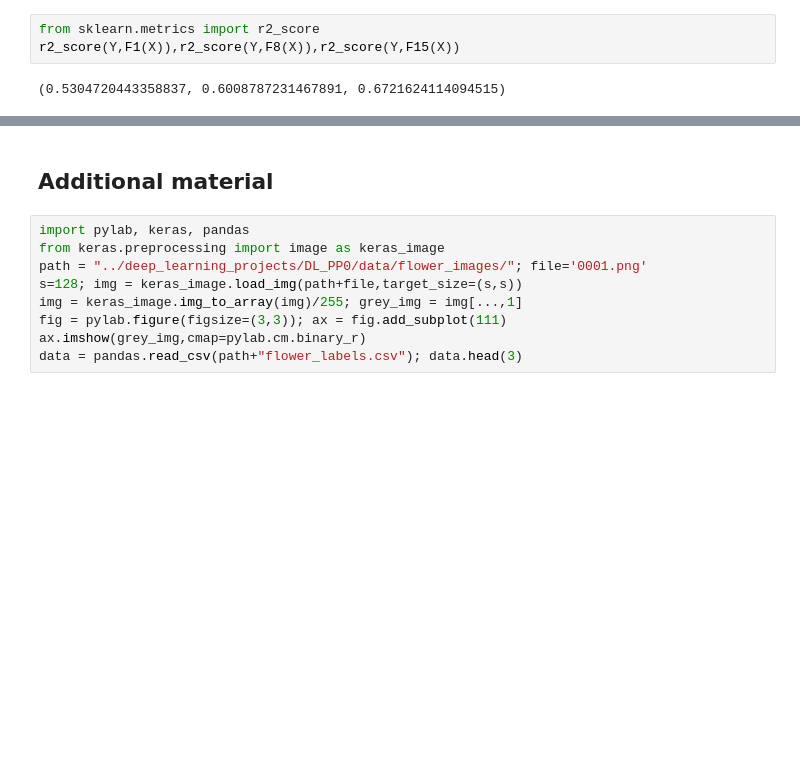
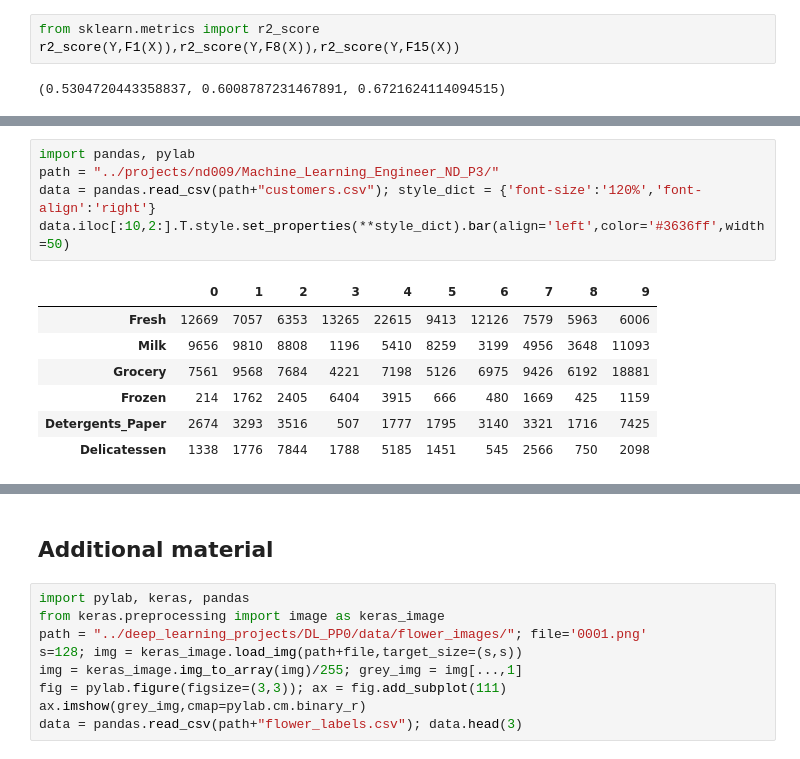
Before and after one commit to OlgaBelitskaya/instagram, a Jupyter notebook: instagram_python.ipynb, the cells around one changed output, grey strips where cells are left out. Drawn from its saved outputs; the diff is of its cells as text; blank space fills up the shorter version.

```diff
--- a/instagram_python.ipynb
+++ b/instagram_python.ipynb
@@ -650,0 +656,13 @@ r2_score(Y,F1(X)),r2_score(Y,F8(X)),r2_score(Y,F15(X))
+# %%
+import pandas, pylab
+path = "../projects/nd009/Machine_Learning_Engineer_ND_P3/"
+data = pandas.read_csv(path+"customers.csv"); style_dict = {'font-size':'120%','font-align':'right'}
+data.iloc[:10,2:].T.style.set_properties(**style_dict).bar(align='left',color='#3636ff',width=50)
+# %% [output]
+|  | 0 | 1 | 2 | 3 | 4 | 5 | 6 | 7 | 8 | 9 |
+| Fresh | 12669 | 7057 | 6353 | 13265 | 22615 | 9413 | 12126 | 7579 | 5963 | 6006 |
+| Milk | 9656 | 9810 | 8808 | 1196 | 5410 | 8259 | 3199 | 4956 | 3648 | 11093 |
+| Grocery | 7561 | 9568 | 7684 | 4221 | 7198 | 5126 | 6975 | 9426 | 6192 | 18881 |
+| Frozen | 214 | 1762 | 2405 | 6404 | 3915 | 666 | 480 | 1669 | 425 | 1159 |
+| Detergents_Paper | 2674 | 3293 | 3516 | 507 | 1777 | 1795 | 3140 | 3321 | 1716 | 7425 |
+| Delicatessen | 1338 | 1776 | 7844 | 1788 | 5185 | 1451 | 545 | 2566 | 750 | 2098 |
```
Also changed, not shown: parts of 3 cells of this notebook.
